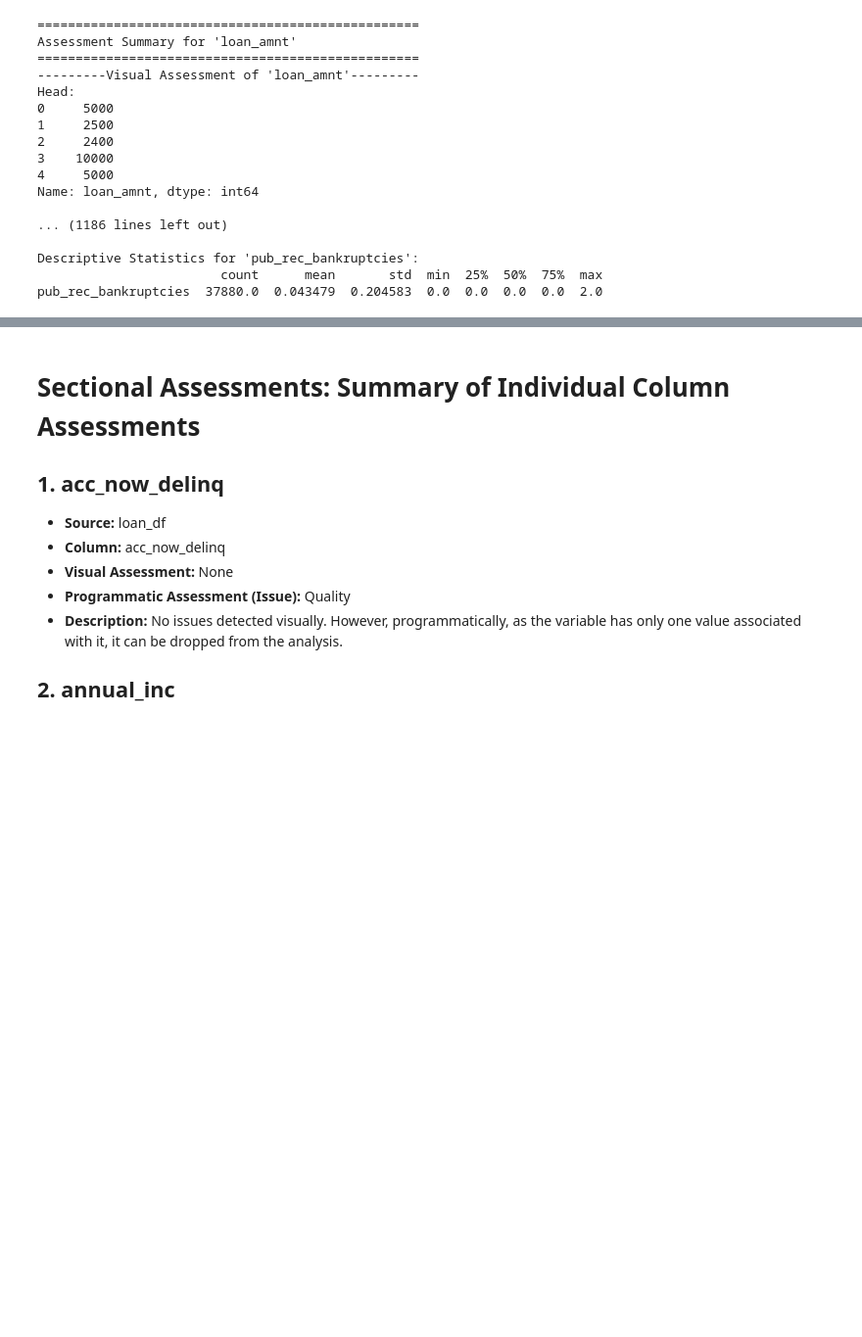
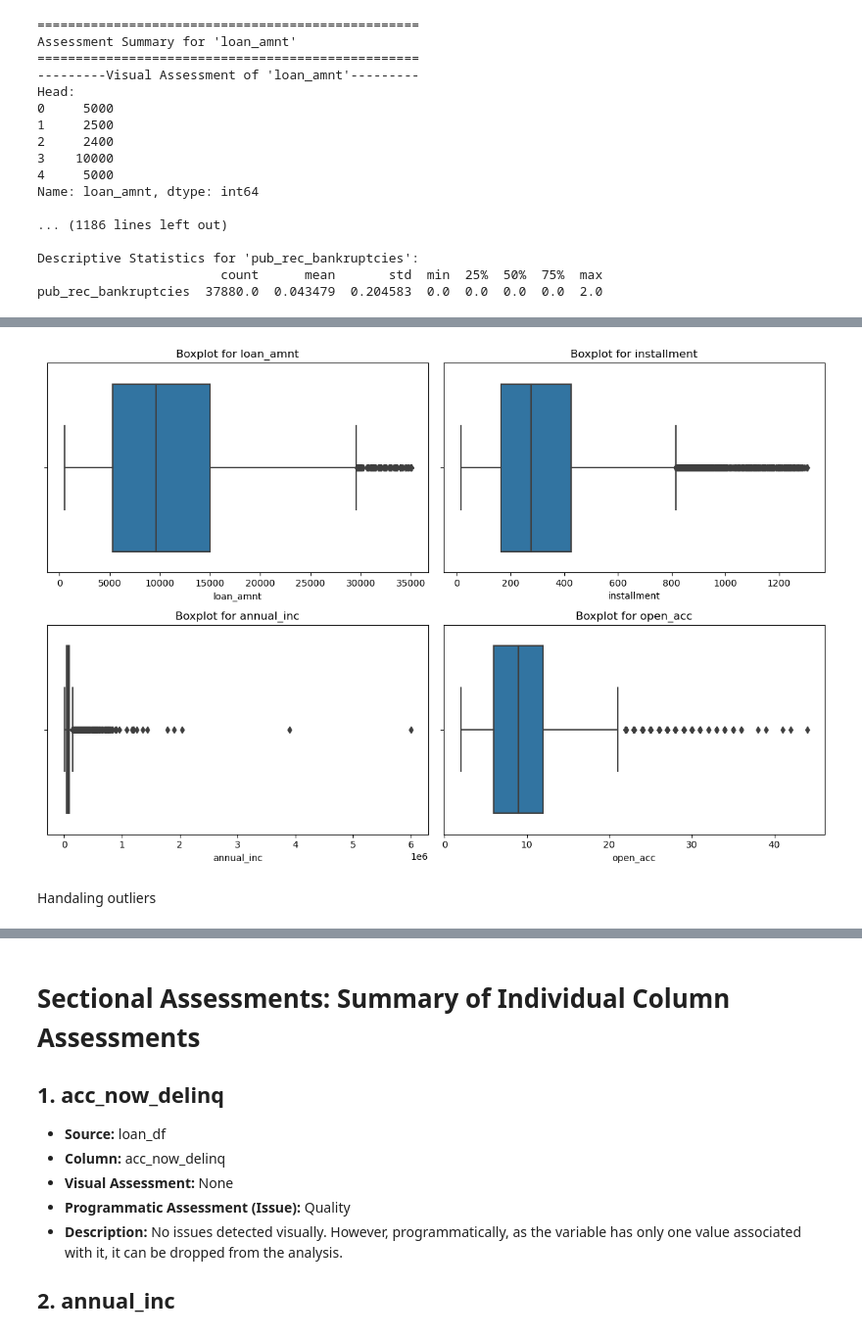
Before and after one commit to SouhardyaBiswas/Lending_Club_CaseStudy, a Jupyter notebook: code/Lending_Club_Case_Study.ipynb, the cells around one changed output, grey strips where cells are left out. Shown at 98% size. Drawn from its saved outputs; the diff is of its cells as text; code cells hidden in the pictures; blank space fills up the shorter version.

```diff
--- a/code/Lending_Club_Case_Study.ipynb
+++ b/code/Lending_Club_Case_Study.ipynb
@@ -731,0 +760,17 @@ pub_rec_bankruptcies  37880.0  0.043479  0.204583  0.0  0.0  0.0  0.0  2.0
+# %%
+# Specify the columns to check for outliers
+columns_to_remove_outliers = ['loan_amnt', 'installment', 'annual_inc', 'open_acc']
+
+# Create box plots for each specified column
+plt.figure(figsize=(12, 8))
+for i, column in enumerate(columns_to_remove_outliers, 1):
+    plt.subplot(2, 2, i)
+    sns.boxplot(x=loanData[column])
+    plt.title(f'Boxplot for {column}')
+
+plt.tight_layout()
+plt.show()
+# %% [output]
+[figure, added]
+# %% [markdown]
+Handaling outliers
```
Also changed, not shown: parts of 17 cells of this notebook.
